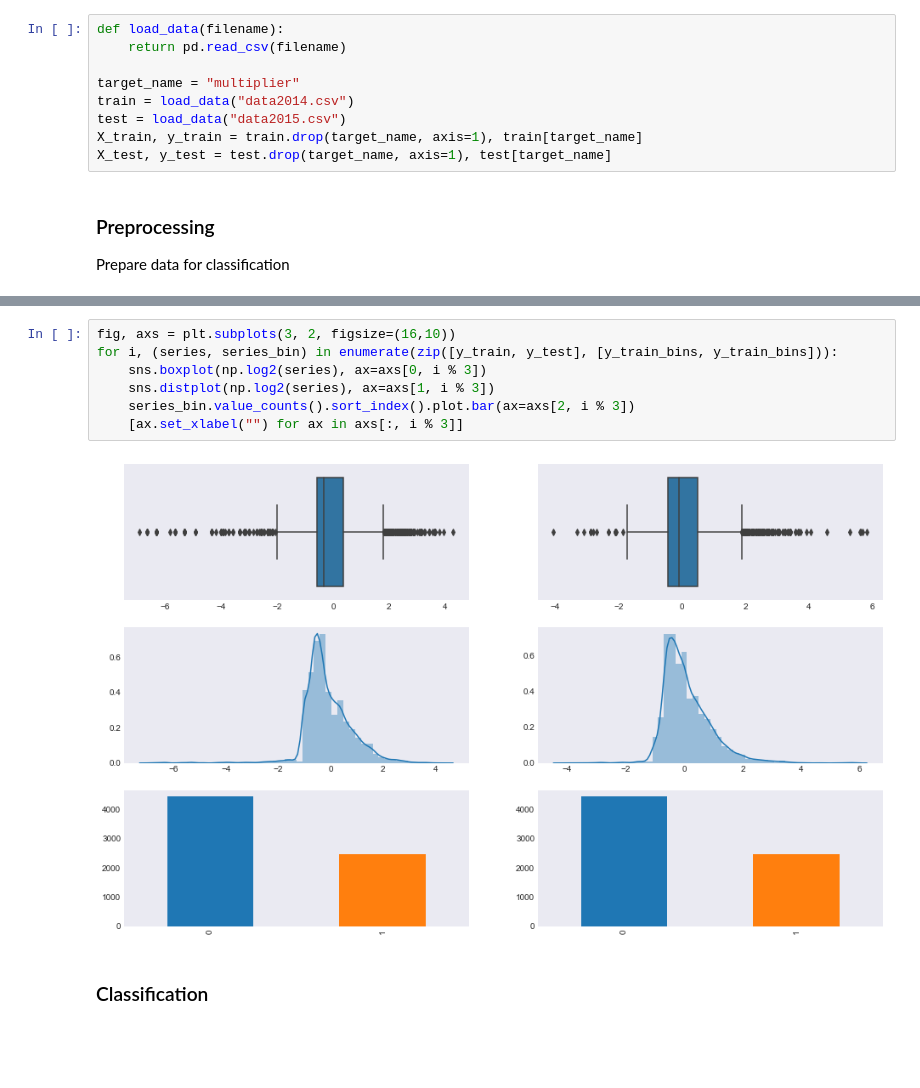
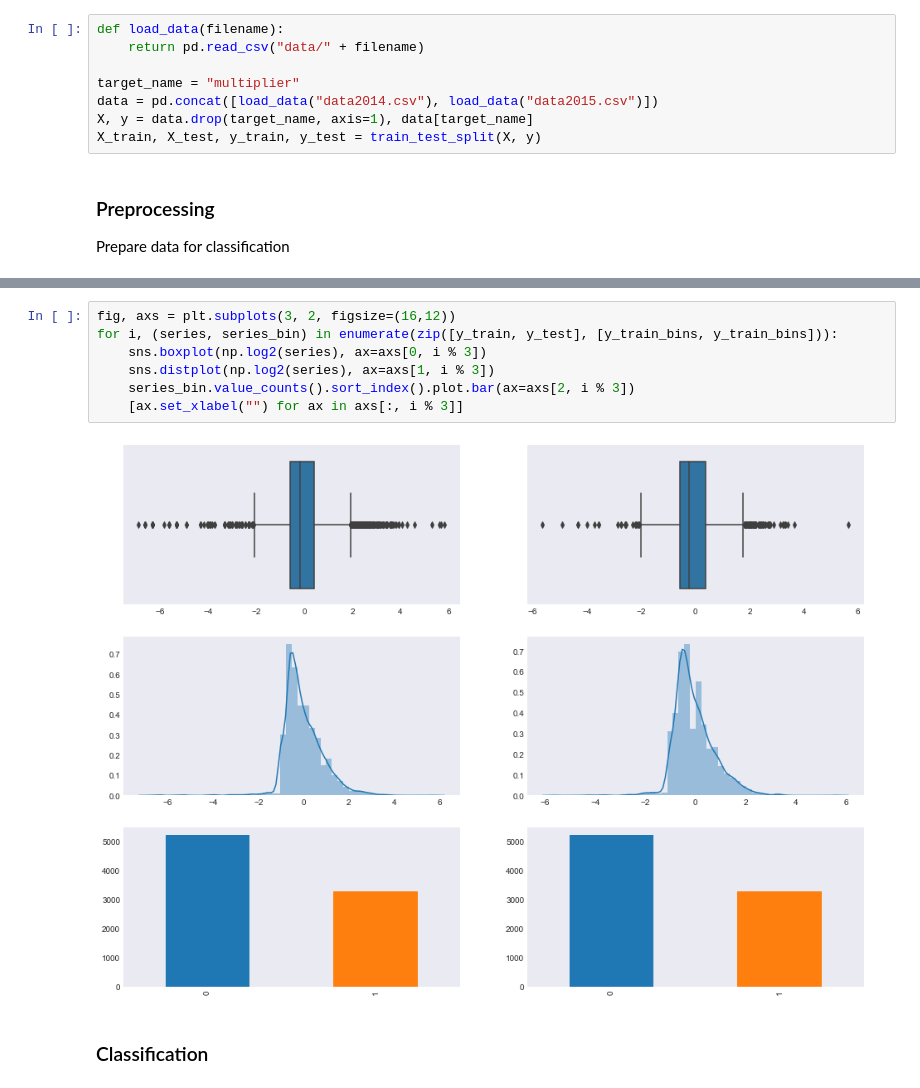
Before and after one commit to qmeeus/auction-optimiser, a Jupyter notebook: Predictive analysis.ipynb, the cells around one changed output, grey strips where cells are left out. Cells and saved outputs as stored; diff of their text form; blank space fills up the shorter version.

```diff
--- a/Predictive analysis.ipynb
+++ b/Predictive analysis.ipynb
@@ -18,13 +14,12 @@ from sklearn.model_selection import KFold, cross_val_score, GridSearchCV, Random
 ### Data Preparation
 # %%
 def load_data(filename):
-    return pd.read_csv(filename)
+    return pd.read_csv("data/" + filename)
 
 target_name = "multiplier"
-train = load_data("data2014.csv")
-test = load_data("data2015.csv")
-X_train, y_train = train.drop(target_name, axis=1), train[target_name]
-X_test, y_test = test.drop(target_name, axis=1), test[target_name]
+data = pd.concat([load_data("data2014.csv"), load_data("data2015.csv")])
+X, y = data.drop(target_name, axis=1), data[target_name]
+X_train, X_test, y_train, y_test = train_test_split(X, y)
 # %% [markdown]
 ### Preprocessing
 
@@ -71,12 +41,12 @@ y_test_bins = cut(y_test, bins)
 # %%
-fig, axs = plt.subplots(3, 2, figsize=(16,10))
+fig, axs = plt.subplots(3, 2, figsize=(16,12))
 for i, (series, series_bin) in enumerate(zip([y_train, y_test], [y_train_bins, y_train_bins])):
     sns.boxplot(np.log2(series), ax=axs[0, i % 3])
     sns.distplot(np.log2(series), ax=axs[1, i % 3])
     series_bin.value_counts().sort_index().plot.bar(ax=axs[2, i % 3])
     [ax.set_xlabel("") for ax in axs[:, i % 3]]
 # %% [output]
-[figure, old version]
+[figure, new version]
 # %% [markdown]
 ### Classification
 # %%
```
Also changed, not shown: parts of 12 cells of this notebook, 2 other files.
